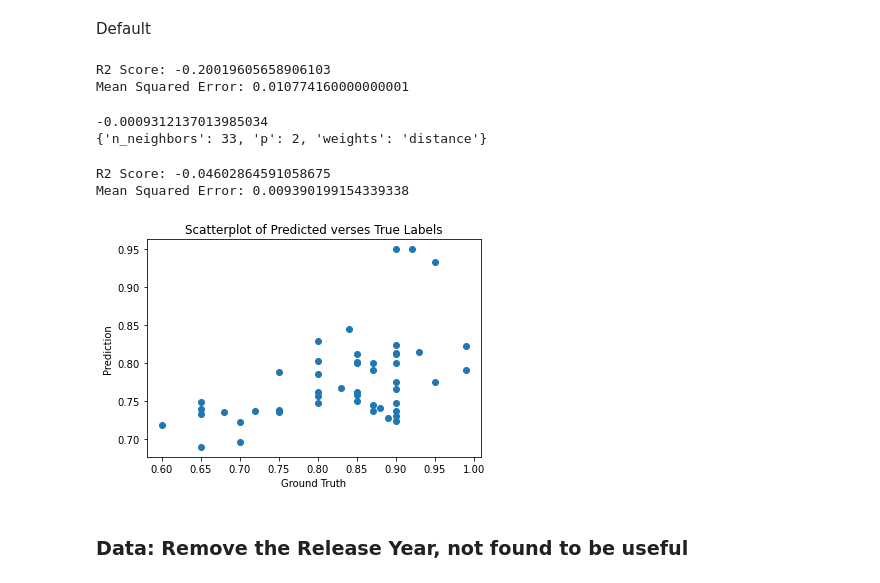
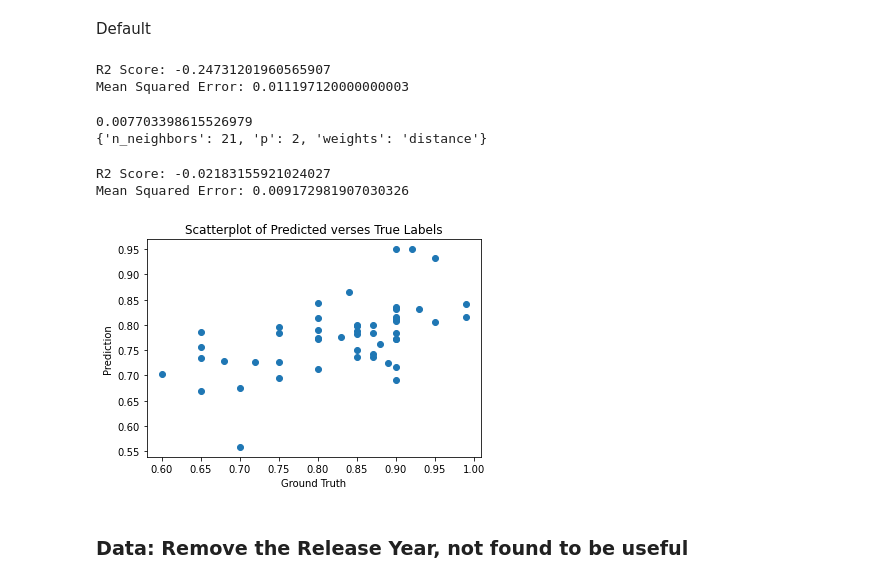
Before and after one commit to amandahutter/Movies-Analysis, a Jupyter notebook: Movies.ipynb, the cells around one changed output. Cells and saved outputs as stored; diff of their text form; code cells hidden in the pictures.

```diff
--- a/Movies.ipynb
+++ b/Movies.ipynb
@@ -2536,7 +2536,8 @@ Index(['Name', 'Rating', 'WatchDate', 'ReleaseYear', 'Director', 'Genre',
        'Genre_3_NLTK', 'Genres_NLTK'],
       dtype='object')
 # %%
-X_6 = full.loc[:, ['startYear','runtimeMinutes','numVotes','averageRating','Genres_NLTK',
+X_6 = full.loc[:, ['startYear','numVotes','averageRating','Genres_NLTK',
+                   #'startYear','runtimeMinutes','numVotes','averageRating','Genres_NLTK',
                   'Mystery', 'Thriller', 'Sci-Fi', 'Romance',
            'Adventure', 'Musical', 'Comedy', 'Crime', 'Fantasy', 'Action',
            'Biography', 'Drama', 'Other']]
@@ -2864,8 +2862,8 @@ Y_Test_Pred = knn_model.predict(X_Test_6_sc)
 print("R2 Score:", r2_score(Y_Test_6, Y_Test_Pred))
 print("Mean Squared Error:",mean_squared_error(Y_Test_6, Y_Test_Pred))
 # %% [output]
-R2 Score: -0.20019605658906103
-Mean Squared Error: 0.010774160000000001
+R2 Score: -0.24731201960565907
+Mean Squared Error: 0.011197120000000003
 # %%
 sc = StandardScaler()
 X_Train_6_sc = sc.fit_transform(X_Train_6)
@@ -2873,29 +2871,29 @@ X_Test_6_sc = sc.transform(X_Test_6)
 
 make_GridSearchCV_KNN(X_Train_6_sc, Y_Train_6)
 # %% [output]
--0.0009312137013985034
-{'n_neighbors': 33, 'p': 2, 'weights': 'distance'}
+0.007703398615526979
+{'n_neighbors': 21, 'p': 2, 'weights': 'distance'}
 # %%
 sc = StandardScaler()
 X_Train_6_sc = sc.fit_transform(X_Train_6)
 X_Test_6_sc = sc.transform(X_Test_6)
 
-knn_model = KNeighborsRegressor(n_neighbors = 33, weights = 'distance', p = 2, algorithm = 'auto')
+knn_model = KNeighborsRegressor(n_neighbors = 21, weights = 'distance', p = 2, algorithm = 'auto')
 knn_model.fit(X_Train_6_sc, Y_Train_6)
 Y_Test_Pred = knn_model.predict(X_Test_6_sc)
 
 print("R2 Score:", r2_score(Y_Test_6, Y_Test_Pred))
 print("Mean Squared Error:",mean_squared_error(Y_Test_6, Y_Test_Pred))
 
 plt.scatter(Y_Test_6, Y_Test_Pred)
 plt.title('Scatterplot of Predicted verses True Labels')
 plt.xlabel('Ground Truth')
 plt.ylabel('Prediction')
 plt.show()
 # %% [output]
-R2 Score: -0.04602864591058675
-Mean Squared Error: 0.009390199154339338
+R2 Score: -0.02183155921024027
+Mean Squared Error: 0.009172981907030326
-[figure, old version]
+[figure, new version]
 # %% [markdown]
 ### Data: Remove the Release Year, not found to be useful
 # %%
```
Also changed, not shown: parts of 26 cells of this notebook.
